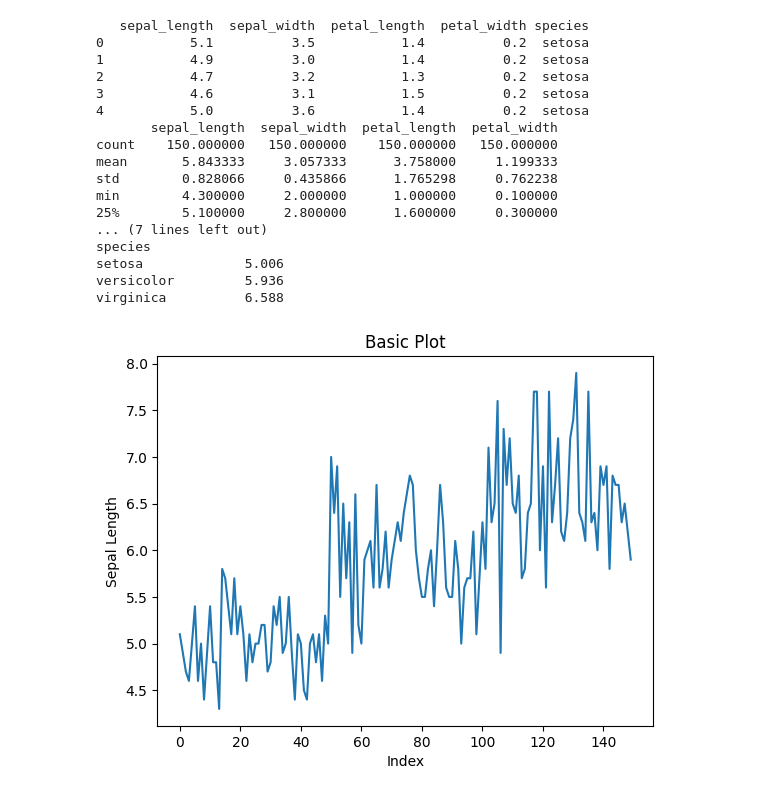
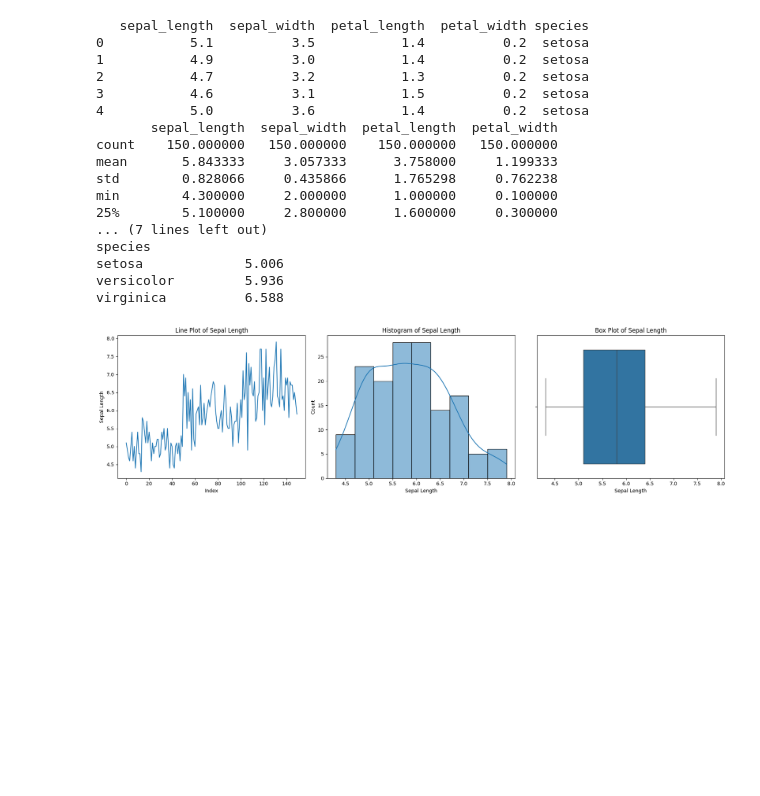
Before and after one commit to dastagirmartur/AI_DATA_ANALYSIS_, a Jupyter notebook: src/Module 2/Hands-on Project: EDA on a Dataset using NumPy, Pandas, Matplotlib & Seaborn/Ques_10.ipynb, the cells around one changed output. Drawn from its saved outputs; the diff is of its cells as text; code cells hidden in the pictures; blank space fills up the shorter version.

Commit message:
Improved Ques_10.ipynb: better variable naming, error handling, subplots, and structure

```diff
--- a/src/Module 2/Hands-on Project: EDA on a Dataset using NumPy, Pandas, Matplotlib & Seaborn/Ques_10.ipynb
+++ b/src/Module 2/Hands-on Project: EDA on a Dataset using NumPy, Pandas, Matplotlib & Seaborn/Ques_10.ipynb
@@ -2,54 +2,85 @@
 import pandas as pd
 import numpy as np
 import matplotlib.pyplot as plt
 import seaborn as sns
-df = sns.load_dataset('iris')
+
+# Load dataset with error handling
+try:
+    df = sns.load_dataset('iris')
+except Exception as e:
+    print("Failed to load dataset:", e)
+    exit()
+
+# Display first few rows and summary statistics
 print(df.head())
 print(df.describe())
-num_array = df['sepal_length'].to_numpy()
-mean_value = np.mean(num_array)
-sum_value = np.sum(num_array)
-print(f"Mean: {mean_value}, Sum: {sum_value}")
-num_array = np.array([1, 2, 3, 4, 5])
-variance = np.var(num_array)
-std_deviation = np.std(num_array)
+
+# Convert 'sepal_length' to NumPy array and compute mean and sum
+sepal_lengths = df['sepal_length'].to_numpy()
+mean_sepal_length = np.mean(sepal_lengths)
+sum_sepal_length = np.sum(sepal_lengths)
+print(f"Mean: {mean_sepal_length}, Sum: {sum_sepal_length}")
+
+# Example array for statistical calculations
+sample_array = np.array([1, 2, 3, 4, 5])
+variance = np.var(sample_array)
+std_deviation = np.std(sample_array)
 print(f"Variance: {variance}, Standard Deviation: {std_deviation}")
-filtered_data = num_array[num_array > 3]
-print(f"Filtered Data: {filtered_data}")
+
+# Filter values greater than 3 in sample array
+filtered_values = sample_array[sample_array > 3]
+print(f"Filtered Data: {filtered_values}")
+
+# Fill NaN values with median (numeric columns only)
 df_filled = df.fillna(df.median(numeric_only=True))
+
+# Drop rows with NaN values
 df_dropped = df.dropna()
-df['new_column'] = df['sepal_length'] + df['sepal_width']
+
+# Add a new column combining sepal_length and sepal_width
+df['sepal_sum'] = df['sepal_length'] + df['sepal_width']
+
+# Group by species and calculate mean sepal length
 grouped_df = df.groupby('species').agg({'sepal_length': 'mean'})
 print(grouped_df)
-plt.plot(df['sepal_length'])
-plt.title('Basic Plot')
-plt.xlabel('Index')
-plt.ylabel('Sepal Length')
+
+# Create subplots for visualizations
+fig, axs = plt.subplots(1, 3, figsize=(18, 5))
+
+# Line plot
+axs[0].plot(df['sepal_length'])
+axs[0].set_title('Line Plot of Sepal Length')
+axs[0].set_xlabel('Index')
+axs[0].set_ylabel('Sepal Length')
+
+# Histogram with KDE
+sns.histplot(df['sepal_length'], kde=True, ax=axs[1])
+axs[1].set_title('Histogram of Sepal Length')
+axs[1].set_xlabel('Sepal Length')
+
+# Box plot
+sns.boxplot(x=df['sepal_length'], ax=axs[2])
+axs[2].set_title('Box Plot of Sepal Length')
+axs[2].set_xlabel('Sepal Length')
+
+plt.tight_layout()
 plt.show()
-sns.histplot(df['sepal_length'], kde=True)
-plt.title('Histogram of Sepal Length')
-plt.xlabel('Sepal Length')
-plt.show()
-sns.boxplot(x=df['sepal_length'])
-plt.title('Box Plot of Sepal Length')
-plt.xlabel('Sepal Length')
-plt.show()
 # %% [output]
    sepal_length  sepal_width  petal_length  petal_width species
 0           5.1          3.5           1.4          0.2  setosa
 1           4.9          3.0           1.4          0.2  setosa
 2           4.7          3.2           1.3          0.2  setosa
 3           4.6          3.1           1.5          0.2  setosa
 4           5.0          3.6           1.4          0.2  setosa
        sepal_length  sepal_width  petal_length  petal_width
 count    150.000000   150.000000    150.000000   150.000000
 mean       5.843333     3.057333      3.758000     1.199333
 std        0.828066     0.435866      1.765298     0.762238
 min        4.300000     2.000000      1.000000     0.100000
 25%        5.100000     2.800000      1.600000     0.300000
 ... (7 lines left out)
 species
 setosa             5.006
 versicolor         5.936
 virginica          6.588
-[figure, old version]
+[figure, new version]
```
Also changed, not shown: parts of 1 cell of this notebook.
